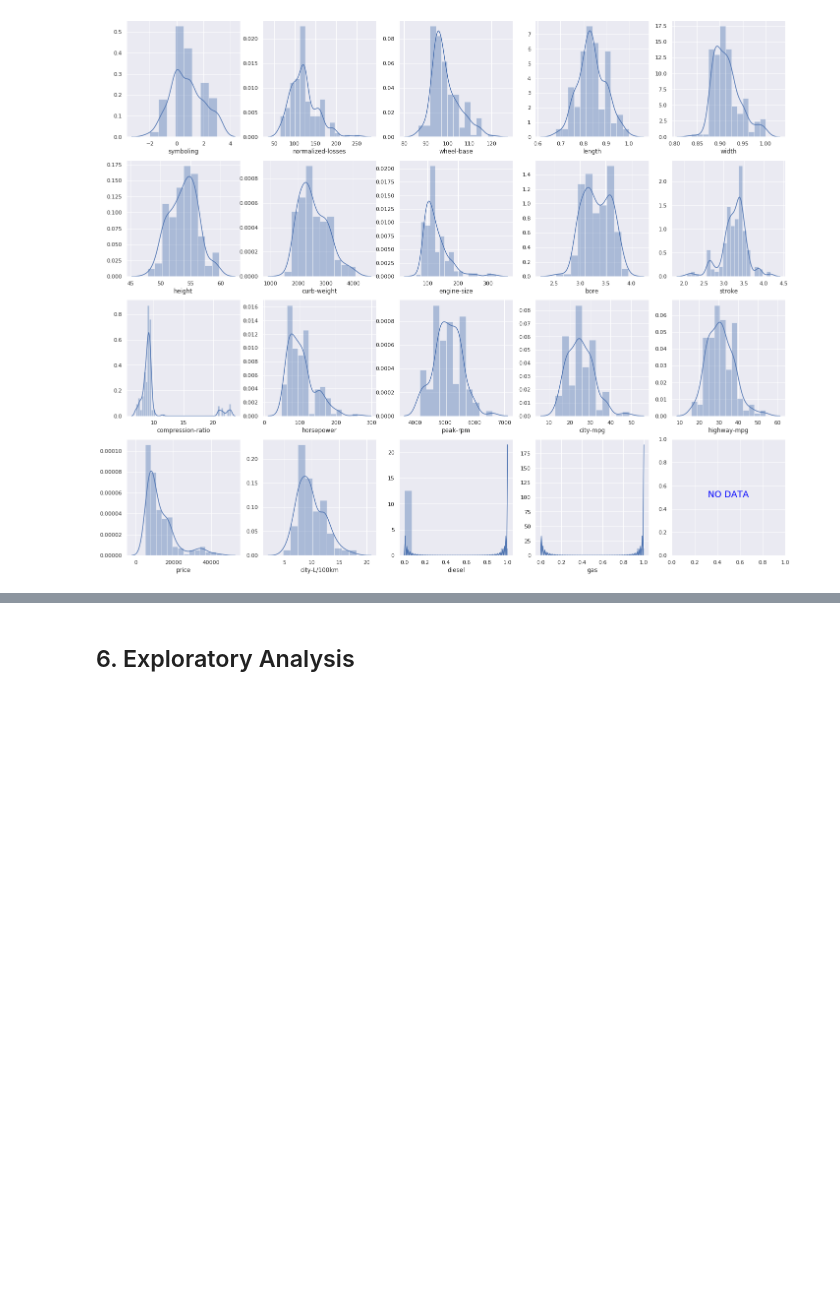
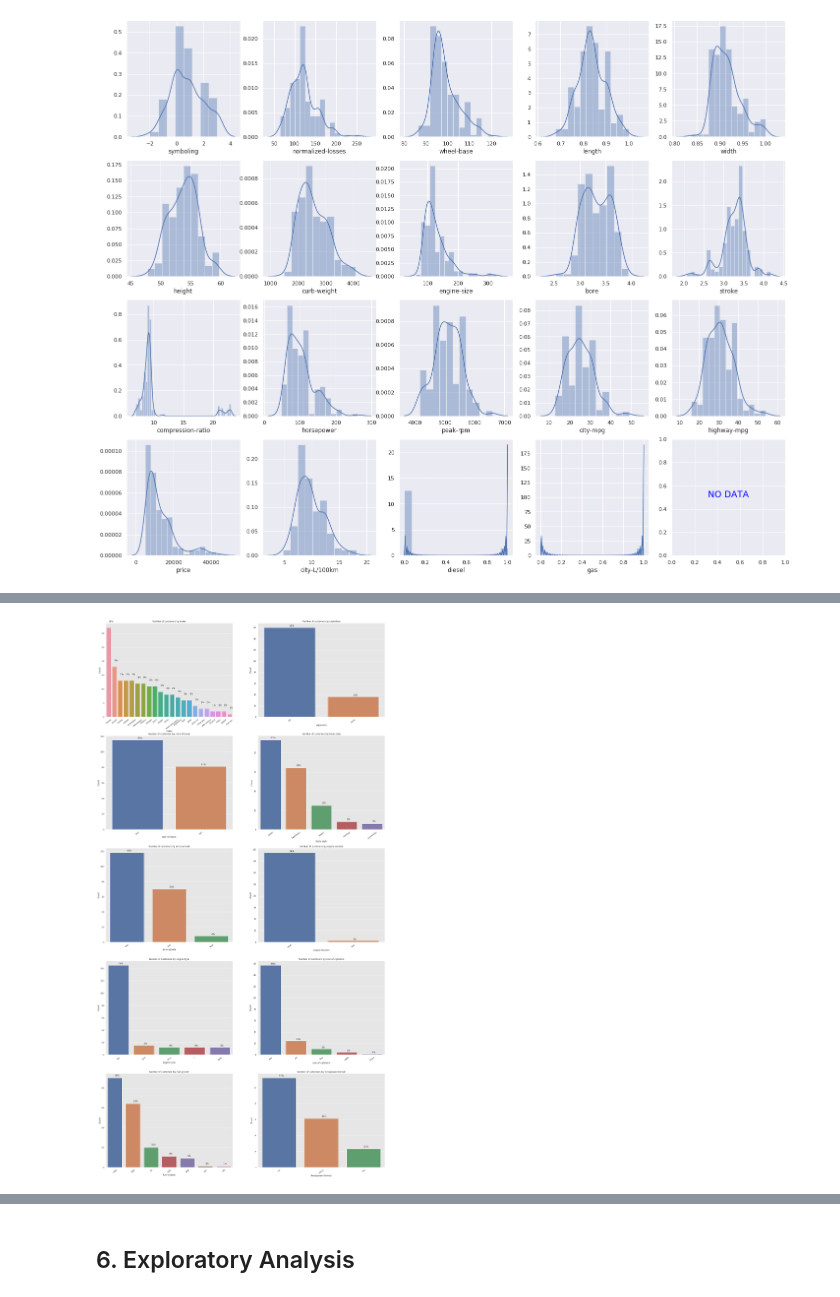
Before and after one commit to S-Ngigi/ML, a Jupyter notebook: Multivariate_Analysis_I_(Exploratory_Data_Analysis)_Exercise_2.ipynb, the cells around one changed output, grey strips where cells are left out. Saved outputs shown, nothing was run; the diff lists cells and outputs as text; code cells hidden in the pictures; blank space fills up the shorter version.

```diff
--- a/Multivariate_Analysis_I_(Exploratory_Data_Analysis)_Exercise_2.ipynb
+++ b/Multivariate_Analysis_I_(Exploratory_Data_Analysis)_Exercise_2.ipynb
@@ -278,0 +343,4 @@ ValueError: ignored
+# %%
+cat_cols = car_data.select_dtypes(include='object')
+print(cat_cols.shape)
+cat_cols.dtypes
@@ -278,0 +394,36 @@ ValueError: ignored
+# %%
+def barit_lst(data_cols, cat=None):
+    # ,ex_cols=None, inc_cols=None, cat=None
+    # if ex_cols:
+    #     data_cols = data[data.columns[~data.columns.isin(ex_cols)]]
+    # else:
+    #     data_cols = data[data.columns[data.columns.isin(inc_cols)]]
+
+    cat_name = data_cols.columns.values.tolist()
+
+    # Defining the figure size and number of plots we want
+    fig, axs = plt.subplots(5, 2, figsize=(28, 56))
+    # Unraveling the 4 by 5 axis matrix into a 1D arrary to get total # of plots
+    axs = axs.ravel()
+
+    for i in range(len(axs)):
+      counts = data_cols[cat_name[i]].value_counts()
+      labels = data_cols[cat_name[i]].value_counts().index
+      sns.countplot(x=cat_name[i], data=data_cols, hue=cat, order=labels, ax=axs[i])
+      axs[i].set_title('Number of customers by ' + cat_name[i])
+      axs[i].set_xlabel(cat_name[i])
+      axs[i].set_ylabel("Count")
+      plt.setp(axs[i].xaxis.get_majorticklabels(), rotation=37)
+      # plt.xticks(rotation=90)
+      plt.tick_params(labelsize=8)
+
+      total = data_cols.shape[0]
+
+      for p in axs[i].patches:
+          axs[i].text(p.get_x() + p.get_width()/2., p.get_height() + 2, '{0:.0%}'.format((p.get_height()/total), ha='center'))
+
+    plt.show()
+# %%
+barit_lst(cat_cols)
+# %% [output]
+[figure, added]
```
Also changed, not shown: parts of 21 cells of this notebook.
